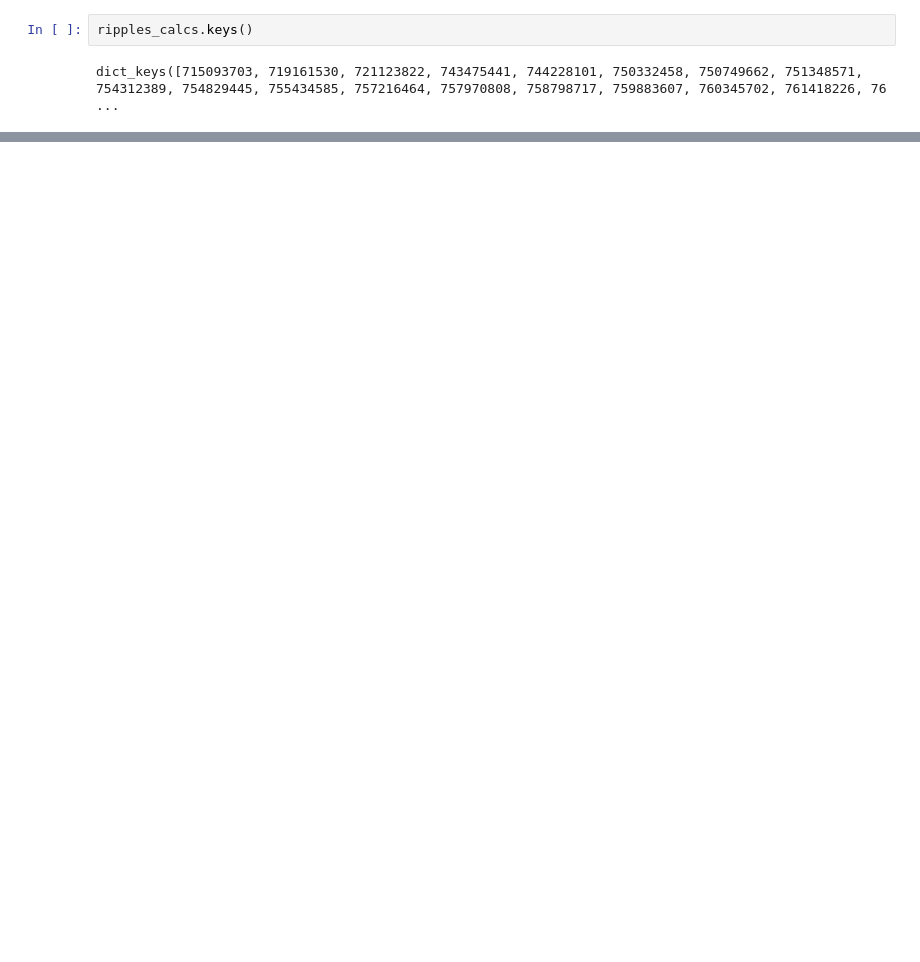
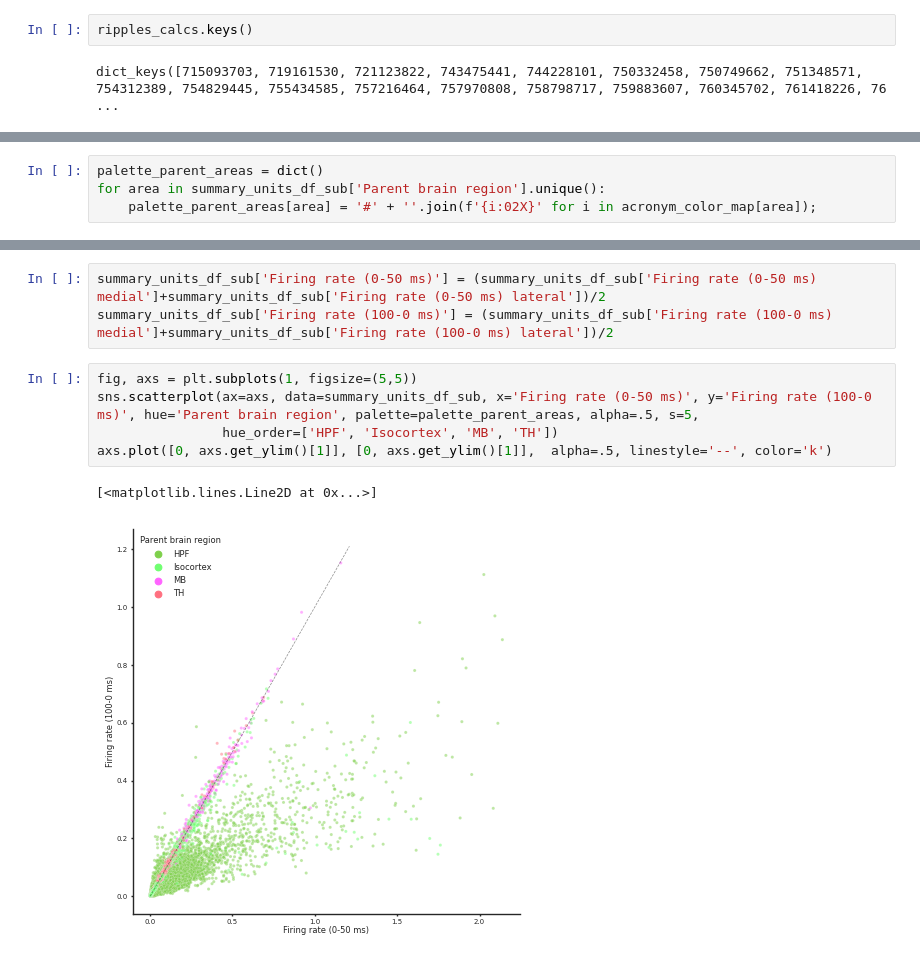
Before and after one commit to RobertoDF/De-Filippo-et-al-2022, a Jupyter notebook: Untitled.ipynb, the cells around one changed output, grey strips where cells are left out. Saved outputs shown, nothing was run; the diff lists cells and outputs as text; blank space fills up the shorter version.

```diff
--- a/Untitled.ipynb
+++ b/Untitled.ipynb
@@ -241,0 +330,4 @@ VISrl                            1.065625        1.286808
+# %%
+palette_parent_areas = dict()
+for area in summary_units_df_sub['Parent brain region'].unique():
+    palette_parent_areas[area] = '#' + ''.join(f'{i:02X}' for i in acronym_color_map[area]);
@@ -241,0 +411,11 @@ VISrl                            1.065625        1.286808
+# %%
+summary_units_df_sub['Firing rate (0-50 ms)'] = (summary_units_df_sub['Firing rate (0-50 ms) medial']+summary_units_df_sub['Firing rate (0-50 ms) lateral'])/2
+summary_units_df_sub['Firing rate (100-0 ms)'] = (summary_units_df_sub['Firing rate (100-0 ms) medial']+summary_units_df_sub['Firing rate (100-0 ms) lateral'])/2
+# %%
+fig, axs = plt.subplots(1, figsize=(5,5))
+sns.scatterplot(ax=axs, data=summary_units_df_sub, x='Firing rate (0-50 ms)', y='Firing rate (100-0 ms)', hue='Parent brain region', palette=palette_parent_areas, alpha=.5, s=5,
+                hue_order=['HPF', 'Isocortex', 'MB', 'TH'])
+axs.plot([0, axs.get_ylim()[1]], [0, axs.get_ylim()[1]],  alpha=.5, linestyle='--', color='k')
+# %% [output]
+[<matplotlib.lines.Line2D at 0x...>]
+[figure, added]
```
Also changed, not shown: parts of 59 cells of this notebook, 29 other files.
